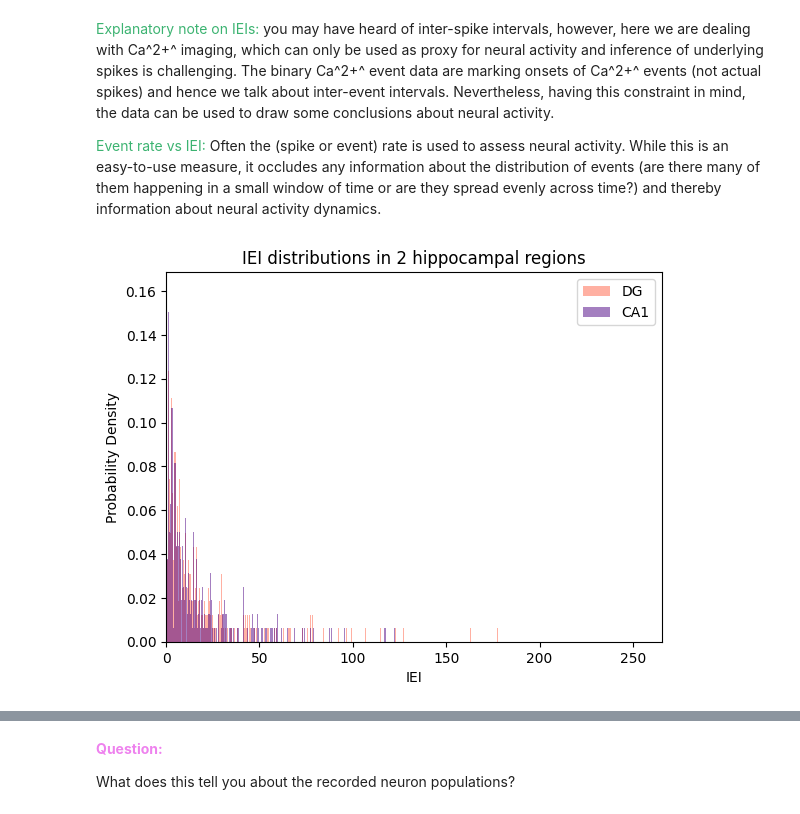
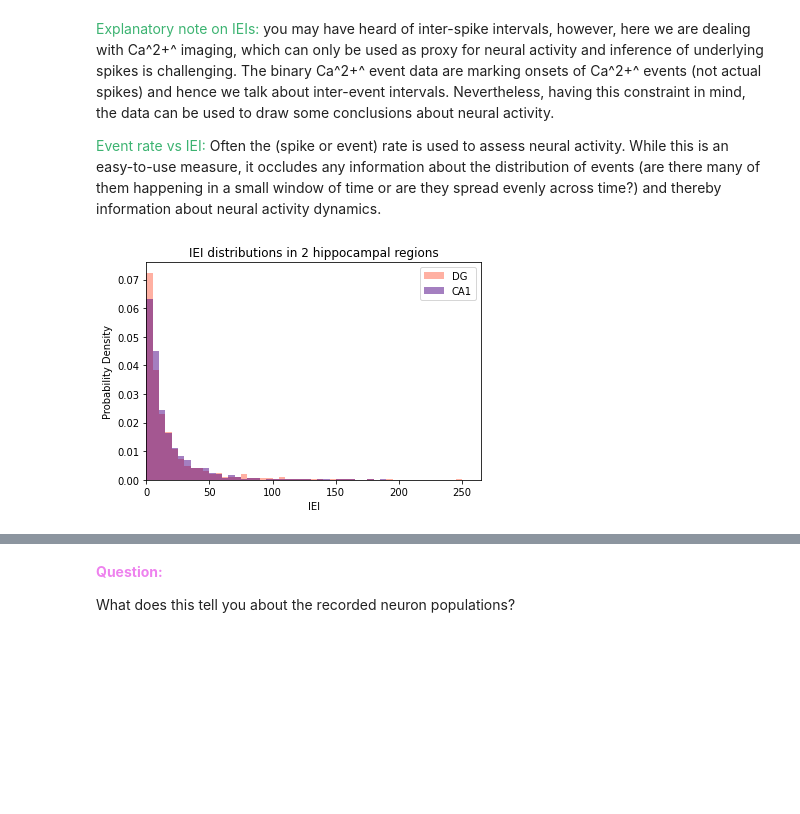
Before and after one commit to verzep/python_for_neuroscience, a Jupyter notebook: Day_4/project_A/project_A_calcium_imaging_analysis_solution.ipynb, the cells around one changed output, grey strips where cells are left out. Cells and saved outputs as stored; diff of their text form; code cells hidden in the pictures; blank space fills up the shorter version.

```diff
--- a/Day_4/project_A/project_A_calcium_imaging_analysis_solution.ipynb
+++ b/Day_4/project_A/project_A_calcium_imaging_analysis_solution.ipynb
@@ -192,31 +174,31 @@ for onsets in CA1_onsets:
 # %%
 # Plot histograms and save as .jpg
 
 # Define bin size [in s]
-dt = 0.1
+dt = 5
 
 # Find maximum IEI
 max_iei = np.max(ieis_DG + ieis_CA1)
 
 # Define bin edges
 bin_edges = np.arange(0,max_iei, dt)
 
 # Assign colors to the two regions
 color_DG = 'tomato'
 color_CA1 = 'indigo'
 
 # Plot histogram
 # Hint: when you add a semicolon at the end of the line, the values are not printed in addition to the plot
 plt.hist(ieis_DG, bins=bin_edges, density = True, color=color_DG, alpha= .5, label='DG');
 plt.hist(ieis_CA1, bins=bin_edges, density = True, color=color_CA1, alpha= .5, label='CA1');
 plt.xlabel('IEI')
 plt.ylabel('Probability Density')
 plt.legend()
 plt.title('IEI distributions in 2 hippocampal regions')
 plt.xlim((bin_edges[0], bin_edges[-1]));
 plt.savefig("./results/iei_histo_DG_CA1.jpg")
 # %% [output]
-[figure, old version]
+[figure, new version]
 # %%
 # Perform a statistical test
 
```
Also changed, not shown: parts of 6 cells of this notebook.
